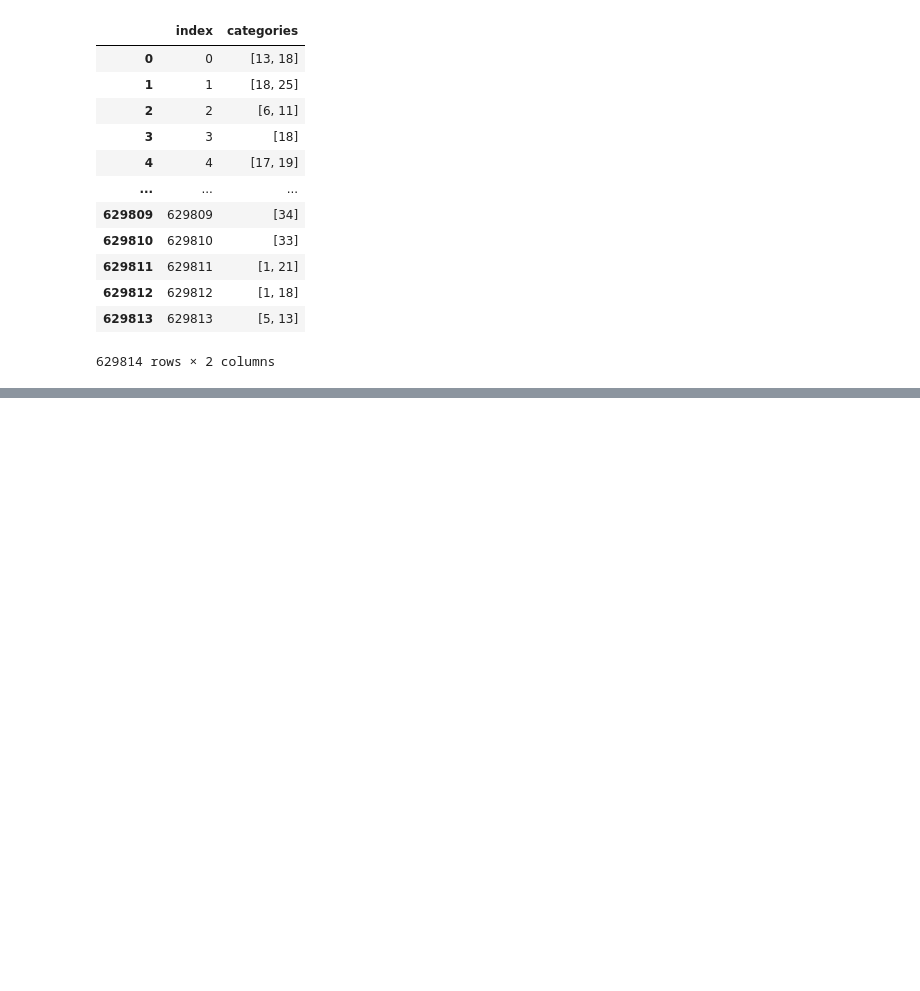
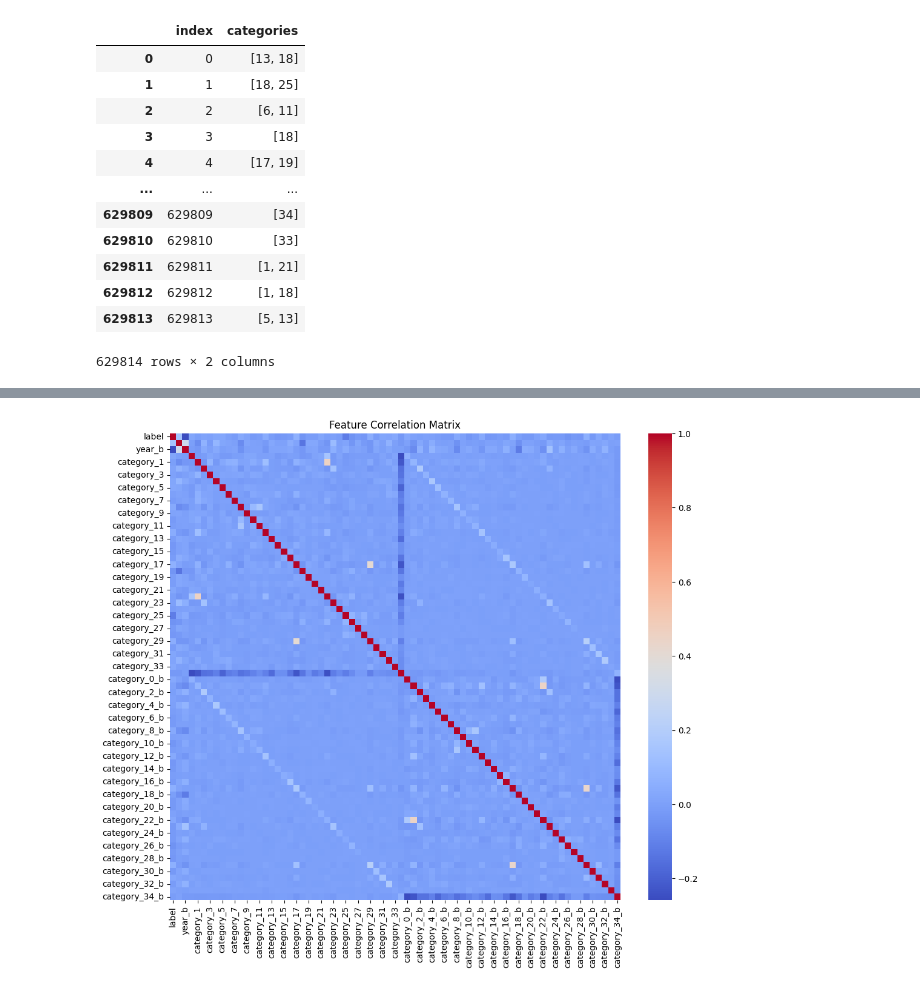
Before and after one commit to tommasosommaruga/Data_challenge_ENT, a Jupyter notebook: main_nb.ipynb, the cells around one changed output, grey strips where cells are left out. Cells and saved outputs as stored; diff of their text form; code cells hidden in the pictures; blank space fills up the shorter version.

```diff
--- a/main_nb.ipynb
+++ b/main_nb.ipynb
@@ -216,0 +398,4 @@ df
+# %%
+train_pairs_df = pd.read_pickle('Data/train_pairs_df.pkl')
+test_pairs_df = pd.read_pickle('Data/test_pairs_df.pkl')
+df = pd.read_pickle('Data/preprocessed_df.pkl')
@@ -216,0 +448,5 @@ df
+# %%
+# Merge to get features for paper_a
+merged_a = train_pairs_df.merge(df, left_on='paper_a', right_on='index', suffixes=('', '_a'))
+# Merge to get features for paper_b
+merged_ab = merged_a.merge(df, left_on='paper_b', right_on='index', suffixes=('', '_b'))
@@ -216,0 +635,16 @@ df
+# %%
+import seaborn as sns
+correlation_features = merged_ab[['label', 'year', 'year_b'] +
+                                  [f'category_{i}' for i in range(35)] +
+                                  [f'category_{i}_b' for i in range(35)]]
+
+# Compute the correlation matrix
+correlation_matrix = correlation_features.corr()
+
+# Visualize the correlation matrix
+plt.figure(figsize=(12, 10))
+sns.heatmap(correlation_matrix, annot=False, cmap='coolwarm', fmt='.2f', cbar=True)
+plt.title('Feature Correlation Matrix')
+plt.show()
+# %% [output]
+[figure, added]
```
Also changed, not shown: parts of 67 cells of this notebook.
